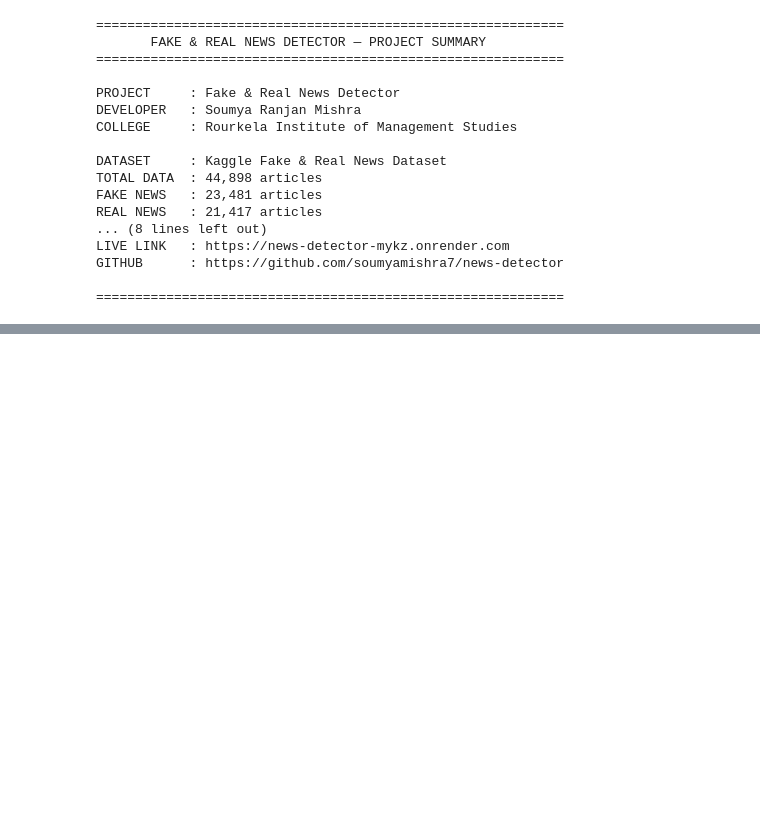
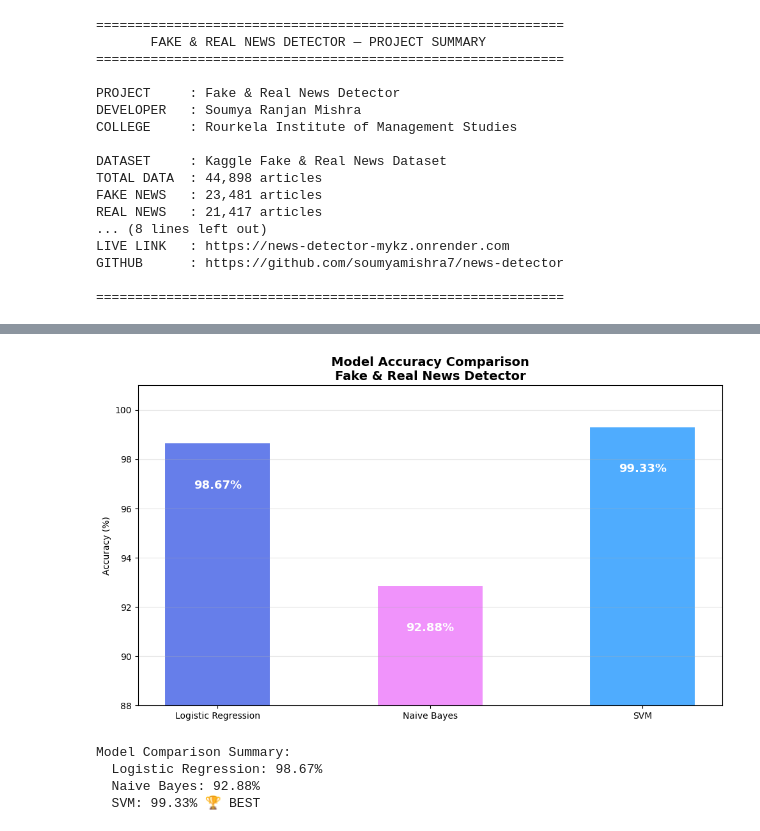
Before and after one commit to soumyamishra7/fake-news-detection-system, a Jupyter notebook: news_analysis.ipynb, the cells around one changed output, grey strips where cells are left out. Saved outputs shown, nothing was run; the diff lists cells and outputs as text; code cells hidden in the pictures; blank space fills up the shorter version.

```diff
--- a/news_analysis.ipynb
+++ b/news_analysis.ipynb
@@ -269,0 +306,32 @@ GITHUB      : https://github.com/soumyamishra7/news-detector
+# %%
+# Visualize model comparison
+models_names = list(results.keys())
+accuracies = list(results.values())
+colors = ['#667eea', '#f093fb', '#4facfe']
+
+plt.figure(figsize=(10, 6))
+bars = plt.bar(models_names, accuracies, color=colors, width=0.5, edgecolor='white', linewidth=1.5)
+
+for bar, acc in zip(bars, accuracies):
+    plt.text(bar.get_x() + bar.get_width()/2, bar.get_height() - 1.5,
+             f'{acc:.2f}%', ha='center', va='top', fontweight='bold',
+             fontsize=13, color='white')
+
+plt.title('Model Accuracy Comparison\nFake & Real News Detector',
+          fontsize=14, fontweight='bold')
+plt.ylabel('Accuracy (%)')
+plt.ylim([88, 101])
+plt.grid(axis='y', alpha=0.3)
+plt.tight_layout()
+plt.show()
+
+print("Model Comparison Summary:")
+for name, acc in results.items():
+    star = " 🏆 BEST" if name == max(results, key=results.get) else ""
+    print(f"  {name}: {acc:.2f}%{star}")
+# %% [output]
+[figure, added]
+Model Comparison Summary:
+  Logistic Regression: 98.67%
+  Naive Bayes: 92.88%
+  SVM: 99.33% 🏆 BEST
```
Also changed, not shown: parts of 2 cells of this notebook.
